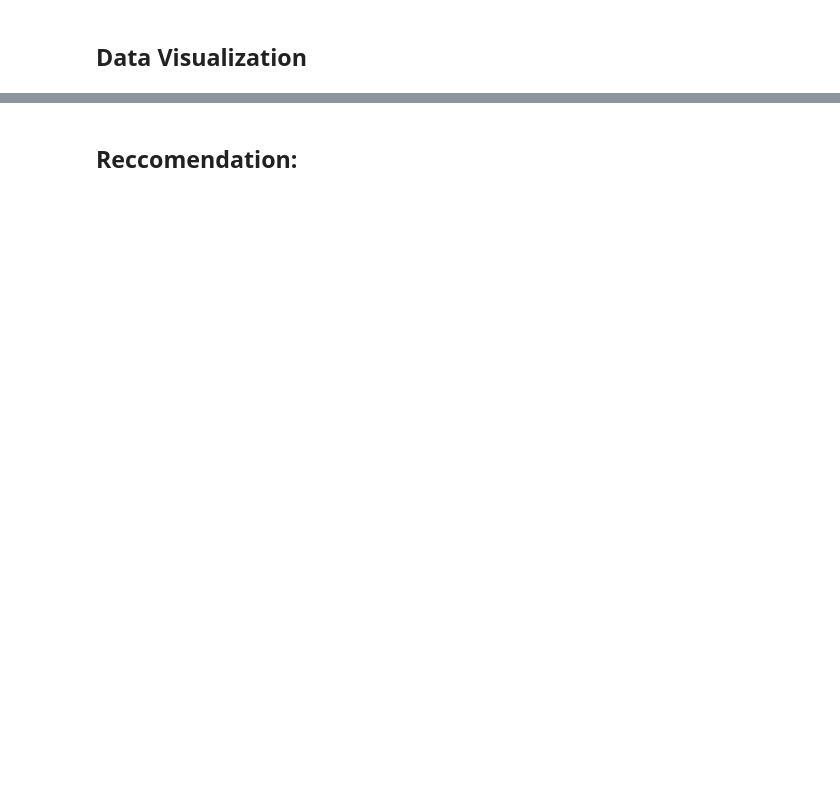
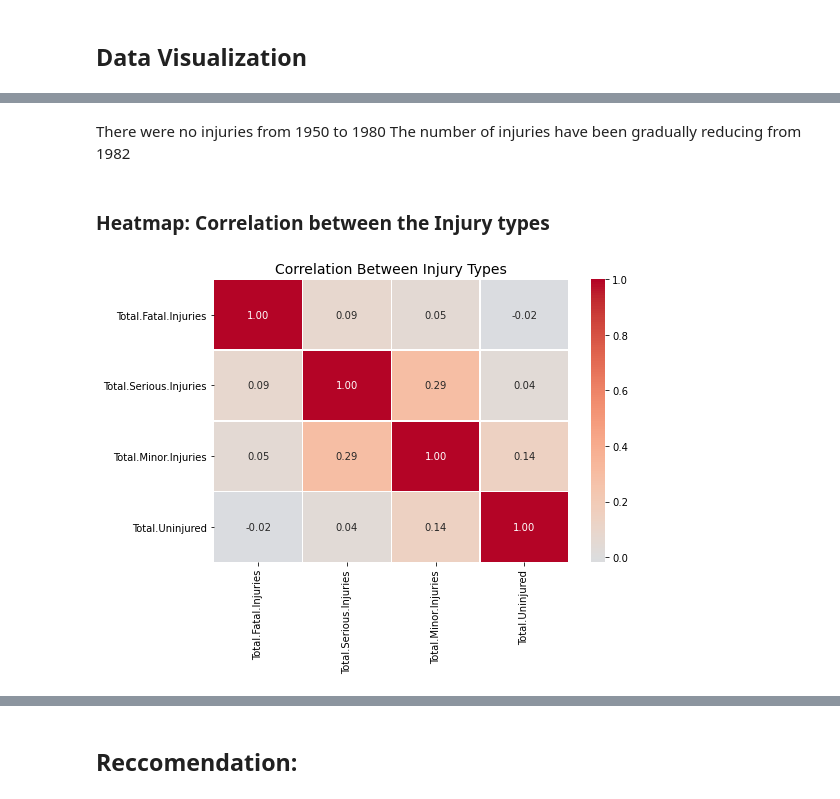
Before and after one commit to oomollo/dsc-phase-1-project-v3, a Jupyter notebook: student.ipynb, the cells around one changed output, grey strips where cells are left out. Drawn from its saved outputs; the diff is of its cells as text; code cells hidden in the pictures; blank space fills up the shorter version.

```diff
--- a/student.ipynb
+++ b/student.ipynb
@@ -284,0 +440,25 @@ plt.show()
+# %% [markdown]
+There were no injuries from 1950 to 1980
+The number of injuries have been gradually reducing from  1982
+# %% [markdown]
+### Heatmap: Correlation between the Injury types
+# %%
+injury_cols = [
+    'Total.Fatal.Injuries',
+    'Total.Serious.Injuries',
+    'Total.Minor.Injuries',
+    'Total.Uninjured'
+]
+
+# Compute correlation matrix
+correlation_matrix = df_clean[injury_cols].corr()
+
+# Plot heatmap
+plt.figure(figsize=(8, 6))
+sns.heatmap(correlation_matrix, annot=True, cmap='coolwarm', center=0, fmt=".2f", linewidths=0.5)
+
+plt.title('Correlation Between Injury Types', fontsize=14)
+plt.tight_layout()
+plt.show()
+# %% [output]
+[figure, added]
```
Also changed, not shown: parts of 43 cells of this notebook, 1 other file.
